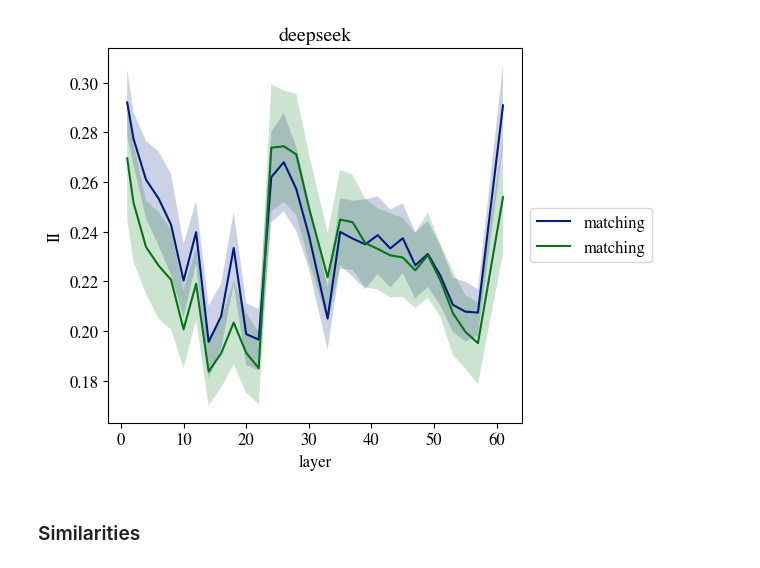
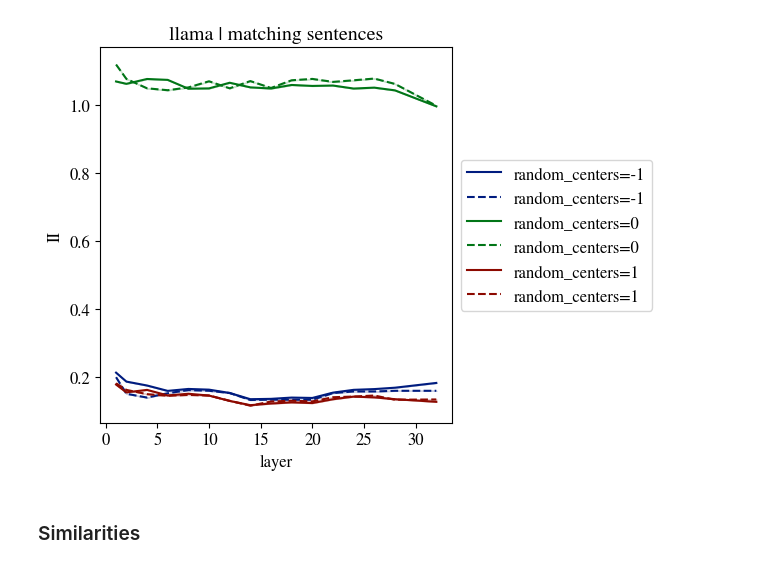
Before and after one commit to acevedo-s/syn-sem, a Jupyter notebook: II.ipynb, the cells around one changed output. Saved outputs shown, nothing was run; the diff lists cells and outputs as text; code cells hidden in the pictures.

```diff
--- a/II.ipynb
+++ b/II.ipynb
@@ -28,8 +28,8 @@ markers = ['p','o','h','^','s','*']
 _linestyles = ['-','--','dotted']
 plot_id = 0
 # %%
-modelA = 'deepseek'
-# modelA = 'llama'
+# modelA = 'deepseek'
+modelA = 'llama'
 modelB = modelA
 language_pairs = [('english','spanish'),
                   ]
@@ -46,50 +46,62 @@ avg = 0
 Nbits_list = [0]
 idx = None
 match_vars = ['matching']
+random_centers_list = [-1,0,1]
 # %%
 fig,ax = plt.subplots(1)
 
-for match_id,match_var in enumerate(match_vars):
-  for Nbits_id,Nbits in enumerate(Nbits_list):
-    for language_pair_id, language_pair in enumerate(language_pairs):
-      for n_tokens in n_tokens_list:
-        (languageA,languageB) = language_pair
-        output_folder0 = makefolder(base=f'./results/',
-                                      create_folder=False,
-                                      modelA=modelA,
-                                      modelB=modelB,
-                                      match_var=match_var,
-                                      n_files=n_files,
-                                      min_token_length=min_token_length,
-                                      )
-        II_folder = makefolder(base=output_folder0,
-                                          create_folder=False,
-                                          Nbits=Nbits,
-                                          n_tokens=n_tokens,
-                                          avg_tokens=avg,
-                                          batch_shuffle=batch_shuffle,
-                                          )
-        inf_imb = np.load(II_folder + "II.npy")
-        std = np.load(II_folder + "II_jack_std.npy")
+for random_centers_id,random_centers in enumerate(random_centers_list):
+  for match_id,match_var in enumerate(match_vars):
+    for Nbits_id,Nbits in enumerate(Nbits_list):
+      for language_pair_id, language_pair in enumerate(language_pairs):
+        for n_tokens in n_tokens_list:
+          (languageA,languageB) = language_pair
+          output_folder0 = makefolder(base=f'./results/',
+                                        create_folder=False,
+                                        modelA=modelA,
+                                        modelB=modelB,
+                                        match_var=match_var,
+                                        n_files=n_files,
+                                        min_token_length=min_token_length,
+                                        )
+          II_folder = makefolder(base=output_folder0,
+                                            create_folder=False,
+                                            random_centers=random_centers,
+                                            Nbits=Nbits,
+                                            n_tokens=n_tokens,
+                                            avg_tokens=avg,
+                                            batch_shuffle=batch_shuffle,
+                                            )
+          inf_imb = np.load(II_folder + "II.npy")
+          std = np.load(II_folder + "II_jack_std.npy")
 
-        layers_A = list(range(1,depths[modelA] + 1))
-        layers_B = list(range(1,depths[modelB] + 1))
-        layers = reduce_list_half_preserve_extremes(layers_A)
+          layers_A = list(range(1,depths[modelA] + 1))
+          layers_B = list(range(1,depths[modelB] + 1))
+          layers = reduce_list_half_preserve_extremes(layers_A)
 
-        for II_index in range(2):
-          plt.plot(layers,inf_imb[II_index].diagonal(),label=match_var)#+f'{Nbits=}')
-          plt.fill_between(layers,
-                          inf_imb[II_index].diagonal() - std[II_index].diagonal(),
-                          inf_imb[II_index].diagonal() + std[II_index].diagonal(),
-                          alpha=0.2)
+          for II_index in range(2):
+            plt.plot(layers,
+                     inf_imb[II_index].diagonal(),
+                     label=f'{random_centers=}',
+                     linestyle=_linestyles[II_index],
+                     color=colors[random_centers_id],
+                     )
+            plt.fill_between(layers,
+                            inf_imb[II_index].diagonal() - std[II_index].diagonal(),
+                            inf_imb[II_index].diagonal() + std[II_index].diagonal(),
+                            alpha=0.2,
+                            color=colors[random_centers_id],
+                            )
 
 ax.legend()
 ax.set_xlabel('layer')
 ax.set_ylabel('II')
-ax.set_title(f'{modelA}')
+ax.set_title(f'{modelA} | {match_var} sentences')
 
 
 box = ax.get_position()
 ax.set_position([box.x0, box.y0, box.width * 0.8, box.height])
 ax.legend(loc='center left', bbox_to_anchor=(1, 0.5))
+
+plt.plot()
 # %% [output]
@@ -97,4 +109,4 @@ ax.legend(loc='center left', bbox_to_anchor=(1, 0.5))
-[figure, old version]
+[figure, new version]
 # %% [markdown]
 ### Similarities
 # %%
```
Also changed, not shown: parts of 1 cell of this notebook, 40 other files.
